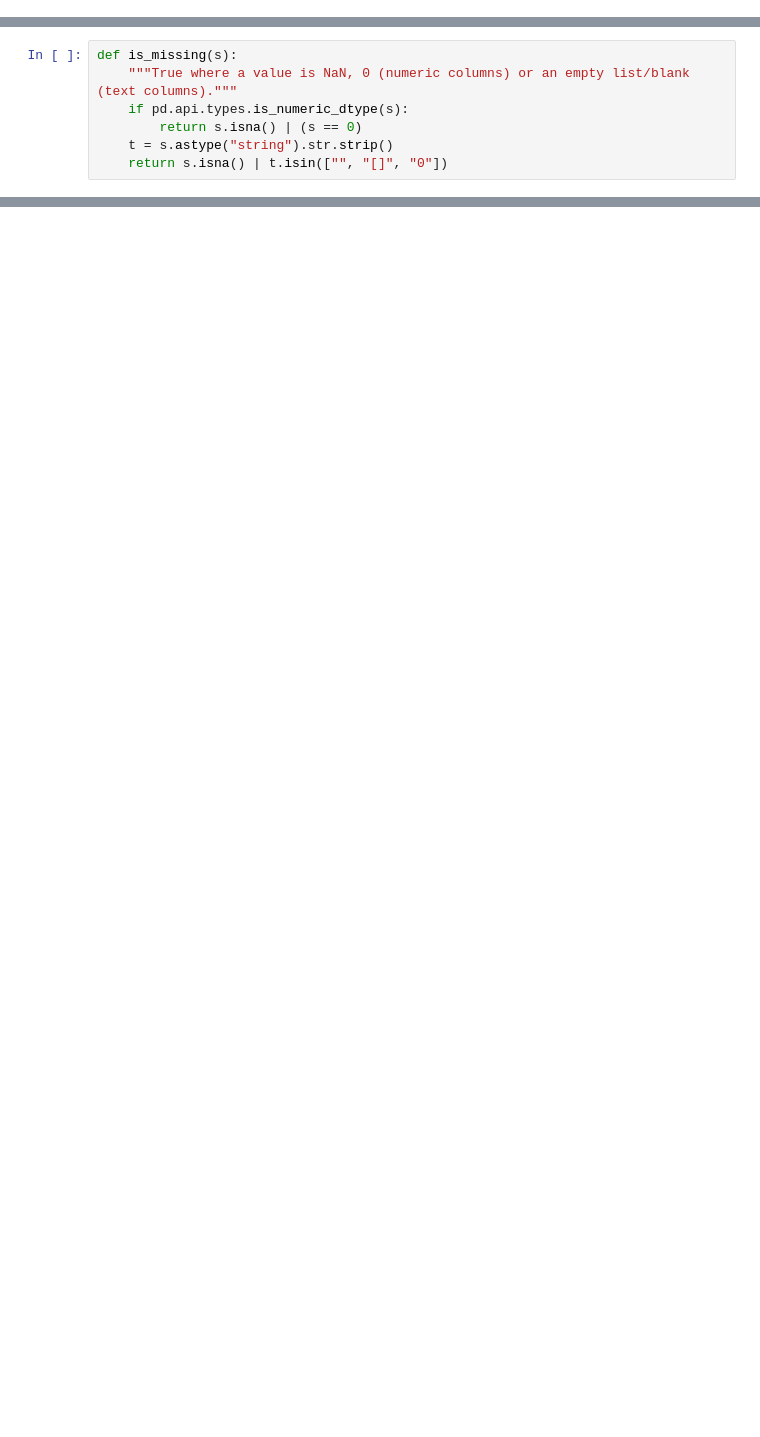
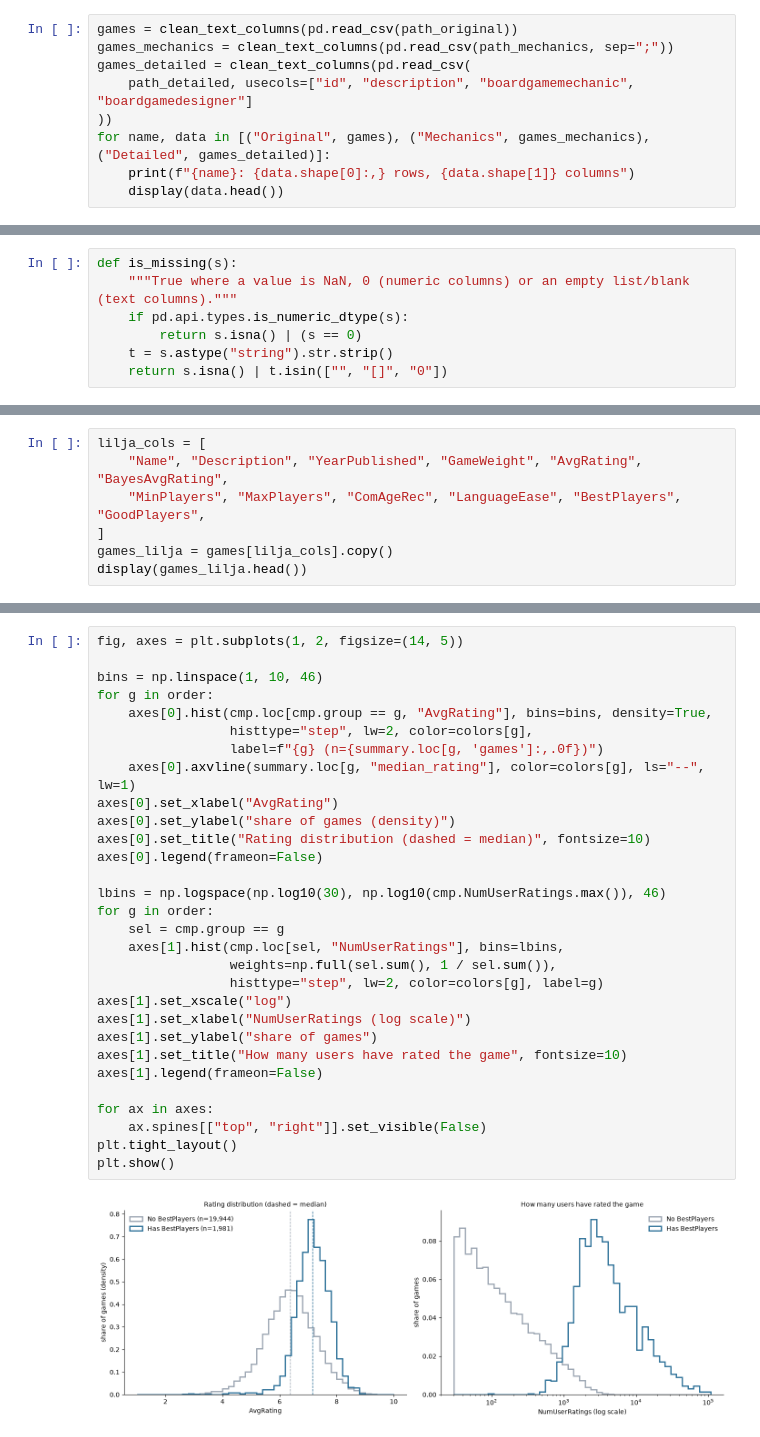
Before and after one commit to Corny2300/PolyCats, a Jupyter notebook: Boardgames/combined_notebook.ipynb, the cells around one changed output, grey strips where cells are left out. Cells and saved outputs as stored; diff of their text form; blank space fills up the shorter version.

```diff
--- a/Boardgames/combined_notebook.ipynb
+++ b/Boardgames/combined_notebook.ipynb
@@ -57,0 +86,9 @@ df_detailed = clean_text_columns(pd.read_csv(os.path.join(path_jvanelteren, "gam
+# %%
+games = clean_text_columns(pd.read_csv(path_original))
+games_mechanics = clean_text_columns(pd.read_csv(path_mechanics, sep=";"))
+games_detailed = clean_text_columns(pd.read_csv(
+    path_detailed, usecols=["id", "description", "boardgamemechanic", "boardgamedesigner"]
+))
+for name, data in [("Original", games), ("Mechanics", games_mechanics), ("Detailed", games_detailed)]:
+    print(f"{name}: {data.shape[0]:,} rows, {data.shape[1]} columns")
+    display(data.head())
@@ -118,0 +131,7 @@ print(f"Saved {df_comb.shape[0]} rows and {df_comb.shape[1]} columns to {csv_pat
+# %%
+lilja_cols = [
+    "Name", "Description", "YearPublished", "GameWeight", "AvgRating", "BayesAvgRating",
+    "MinPlayers", "MaxPlayers", "ComAgeRec", "LanguageEase", "BestPlayers", "GoodPlayers",
+]
+games_lilja = games[lilja_cols].copy()
+display(games_lilja.head())
@@ -118,0 +333,32 @@ print(f"Saved {df_comb.shape[0]} rows and {df_comb.shape[1]} columns to {csv_pat
+# %%
+fig, axes = plt.subplots(1, 2, figsize=(14, 5))
+
+bins = np.linspace(1, 10, 46)
+for g in order:
+    axes[0].hist(cmp.loc[cmp.group == g, "AvgRating"], bins=bins, density=True,
+                 histtype="step", lw=2, color=colors[g],
+                 label=f"{g} (n={summary.loc[g, 'games']:,.0f})")
+    axes[0].axvline(summary.loc[g, "median_rating"], color=colors[g], ls="--", lw=1)
+axes[0].set_xlabel("AvgRating")
+axes[0].set_ylabel("share of games (density)")
+axes[0].set_title("Rating distribution (dashed = median)", fontsize=10)
+axes[0].legend(frameon=False)
+
+lbins = np.logspace(np.log10(30), np.log10(cmp.NumUserRatings.max()), 46)
+for g in order:
+    sel = cmp.group == g
+    axes[1].hist(cmp.loc[sel, "NumUserRatings"], bins=lbins,
+                 weights=np.full(sel.sum(), 1 / sel.sum()),
+                 histtype="step", lw=2, color=colors[g], label=g)
+axes[1].set_xscale("log")
+axes[1].set_xlabel("NumUserRatings (log scale)")
+axes[1].set_ylabel("share of games")
+axes[1].set_title("How many users have rated the game", fontsize=10)
+axes[1].legend(frameon=False)
+
+for ax in axes:
+    ax.spines[["top", "right"]].set_visible(False)
+plt.tight_layout()
+plt.show()
+# %% [output]
+[figure, added]
```
Also changed, not shown: parts of 101 cells of this notebook, 3 other files.
